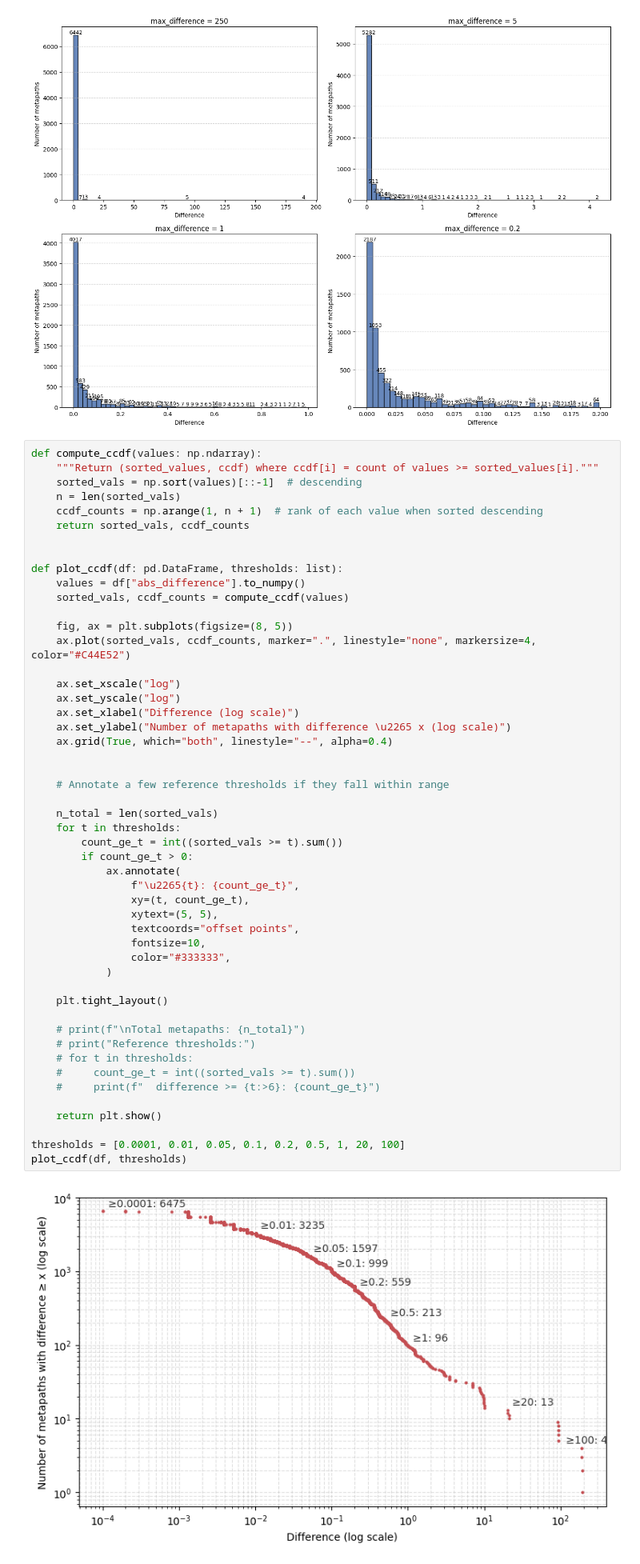
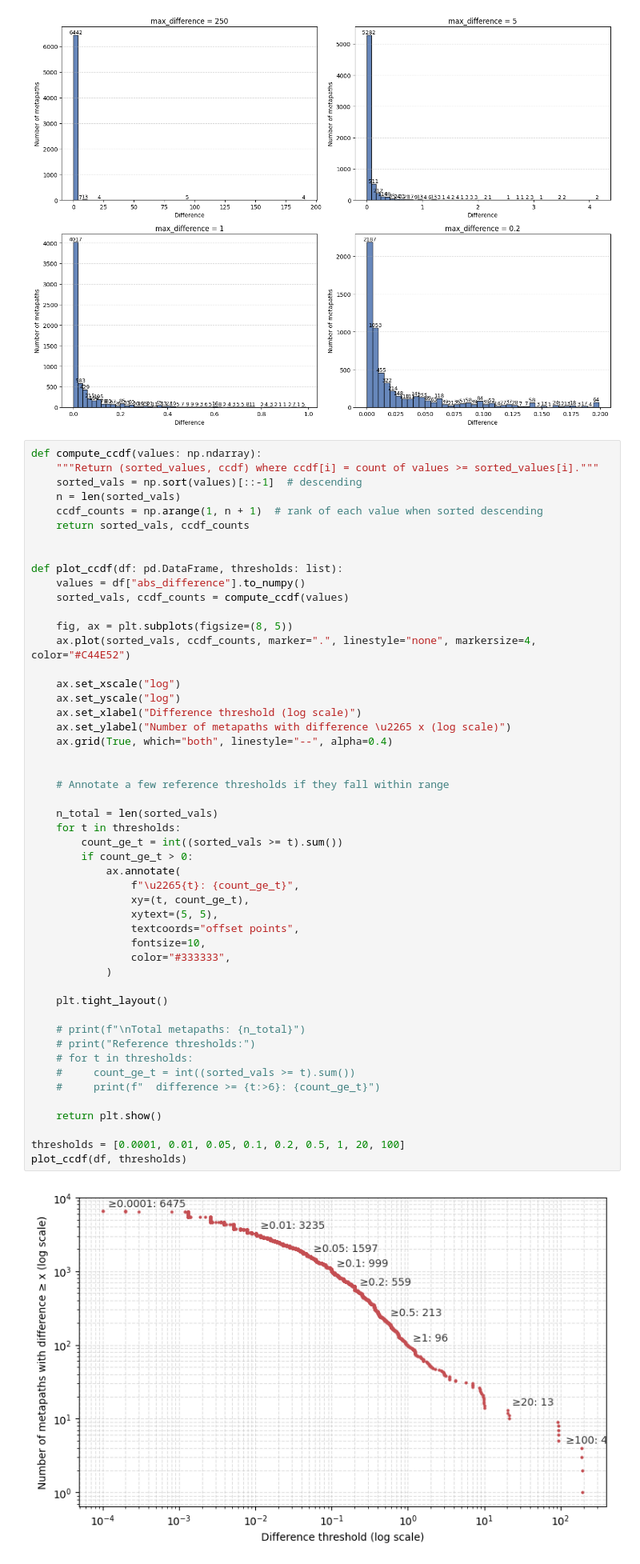
Before and after one commit to BridgeSentry/BridgeSentry, a Jupyter notebook: notebooks/dme_distribution_20260713.ipynb, the cells around one changed output. Shown at 80% size. Cells and saved outputs as stored; diff of their text form.

Commit message:
fix: dme study graph labelling

```diff
--- a/notebooks/dme_distribution_20260713.ipynb
+++ b/notebooks/dme_distribution_20260713.ipynb
@@ -115,40 +114,40 @@ def plot_ccdf(df: pd.DataFrame, thresholds: list):
 
     ax.set_xscale("log")
     ax.set_yscale("log")
-    ax.set_xlabel("Difference (log scale)")
+    ax.set_xlabel("Difference threshold (log scale)")
     ax.set_ylabel("Number of metapaths with difference \u2265 x (log scale)")
     ax.grid(True, which="both", linestyle="--", alpha=0.4)
 
 
     # Annotate a few reference thresholds if they fall within range
 
     n_total = len(sorted_vals)
     for t in thresholds:
         count_ge_t = int((sorted_vals >= t).sum())
         if count_ge_t > 0:
             ax.annotate(
                 f"\u2265{t}: {count_ge_t}",
                 xy=(t, count_ge_t),
                 xytext=(5, 5),
                 textcoords="offset points",
                 fontsize=10,
                 color="#333333",
             )
 
     plt.tight_layout()
 
     # print(f"\nTotal metapaths: {n_total}")
     # print("Reference thresholds:")
     # for t in thresholds:
     #     count_ge_t = int((sorted_vals >= t).sum())
     #     print(f"  difference >= {t:>6}: {count_ge_t}")
 
     return plt.show()
 
 thresholds = [0.0001, 0.01, 0.05, 0.1, 0.2, 0.5, 1, 20, 100]
 plot_ccdf(df, thresholds)
 # %% [output]
-[figure, old version]
+[figure, new version]
 # %%
 def min_threshold_for_percentage(df: pd.DataFrame, percentage: float, column: str = "difference") -> float:
     """
```
Also changed, not shown: parts of 13 cells of this notebook.
